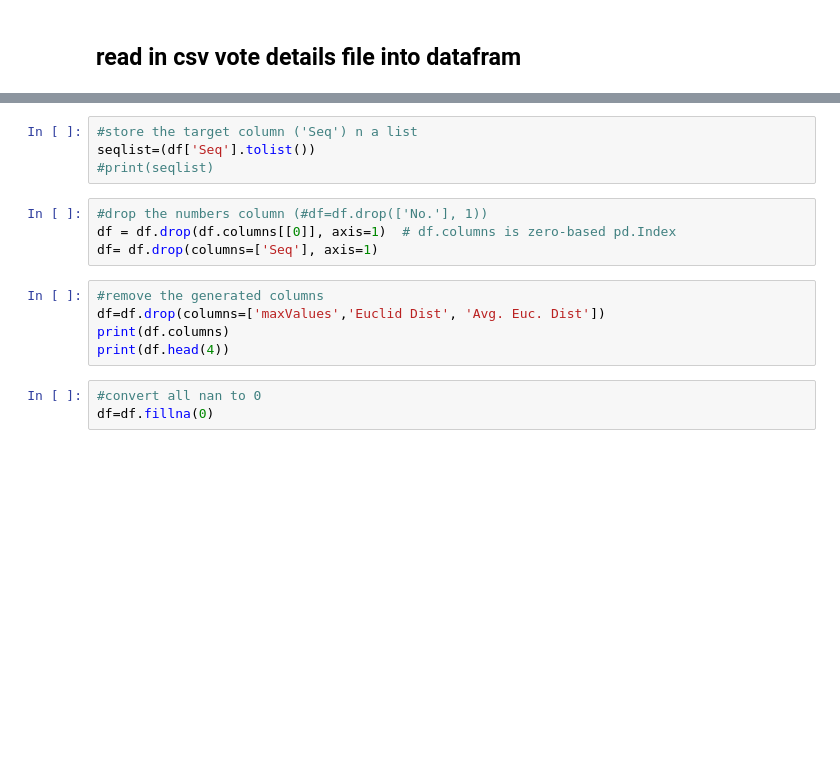
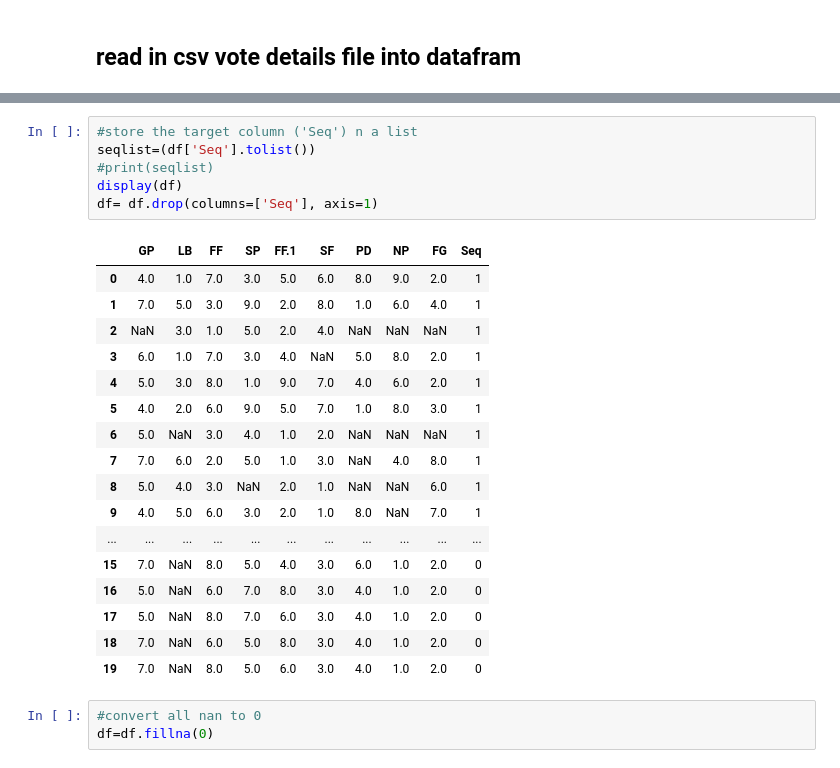
Before and after one commit to conorgilmer/STV-Ballot-as-a-signature, a Jupyter notebook: python/DataPrep.ipynb, the cells around one changed output, grey strips where cells are left out. Drawn from its saved outputs; the diff is of its cells as text; blank space fills up the shorter version.

```diff
--- a/python/DataPrep.ipynb
+++ b/python/DataPrep.ipynb
@@ -30,16 +57,27 @@ HTTPError: HTTP Error 404: Not Found
 # %%
 #store the target column ('Seq') n a list
 seqlist=(df['Seq'].tolist())
 #print(seqlist)
+display(df)
+df= df.drop(columns=['Seq'], axis=1)
+# %% [output]
+|  | GP | LB | FF | SP | FF.1 | SF | PD | NP | FG | Seq |
+| 0 | 4.0 | 1.0 | 7.0 | 3.0 | 5.0 | 6.0 | 8.0 | 9.0 | 2.0 | 1 |
+| 1 | 7.0 | 5.0 | 3.0 | 9.0 | 2.0 | 8.0 | 1.0 | 6.0 | 4.0 | 1 |
+| 2 | NaN | 3.0 | 1.0 | 5.0 | 2.0 | 4.0 | NaN | NaN | NaN | 1 |
+| 3 | 6.0 | 1.0 | 7.0 | 3.0 | 4.0 | NaN | 5.0 | 8.0 | 2.0 | 1 |
+| 4 | 5.0 | 3.0 | 8.0 | 1.0 | 9.0 | 7.0 | 4.0 | 6.0 | 2.0 | 1 |
+| 5 | 4.0 | 2.0 | 6.0 | 9.0 | 5.0 | 7.0 | 1.0 | 8.0 | 3.0 | 1 |
+| 6 | 5.0 | NaN | 3.0 | 4.0 | 1.0 | 2.0 | NaN | NaN | NaN | 1 |
+| 7 | 7.0 | 6.0 | 2.0 | 5.0 | 1.0 | 3.0 | NaN | 4.0 | 8.0 | 1 |
+| 8 | 5.0 | 4.0 | 3.0 | NaN | 2.0 | 1.0 | NaN | NaN | 6.0 | 1 |
+| 9 | 4.0 | 5.0 | 6.0 | 3.0 | 2.0 | 1.0 | 8.0 | NaN | 7.0 | 1 |
+| ... | ... | ... | ... | ... | ... | ... | ... | ... | ... | ... |
+| 15 | 7.0 | NaN | 8.0 | 5.0 | 4.0 | 3.0 | 6.0 | 1.0 | 2.0 | 0 |
+| 16 | 5.0 | NaN | 6.0 | 7.0 | 8.0 | 3.0 | 4.0 | 1.0 | 2.0 | 0 |
+| 17 | 5.0 | NaN | 8.0 | 7.0 | 6.0 | 3.0 | 4.0 | 1.0 | 2.0 | 0 |
+| 18 | 7.0 | NaN | 6.0 | 5.0 | 8.0 | 3.0 | 4.0 | 1.0 | 2.0 | 0 |
+| 19 | 7.0 | NaN | 8.0 | 5.0 | 6.0 | 3.0 | 4.0 | 1.0 | 2.0 | 0 |
-# %%
-#drop the numbers column (#df=df.drop(['No.'], 1))
-df = df.drop(df.columns[[0]], axis=1)  # df.columns is zero-based pd.Index
-df= df.drop(columns=['Seq'], axis=1)
-# %%
-#remove the generated columns
-df=df.drop(columns=['maxValues','Euclid Dist', 'Avg. Euc. Dist'])
-print(df.columns)
-print(df.head(4))
 # %%
 #convert all nan to 0
 df=df.fillna(0)
```
Also changed, not shown: parts of 14 cells of this notebook, 1 other file.
